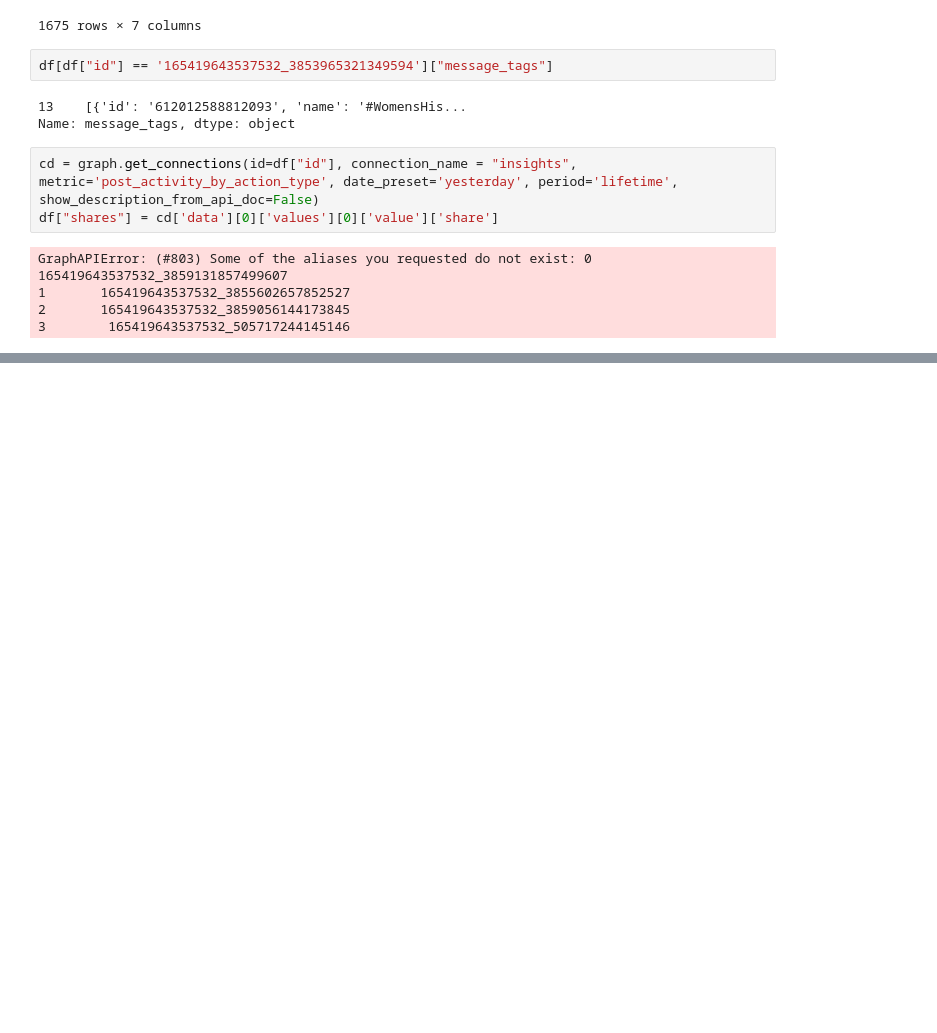
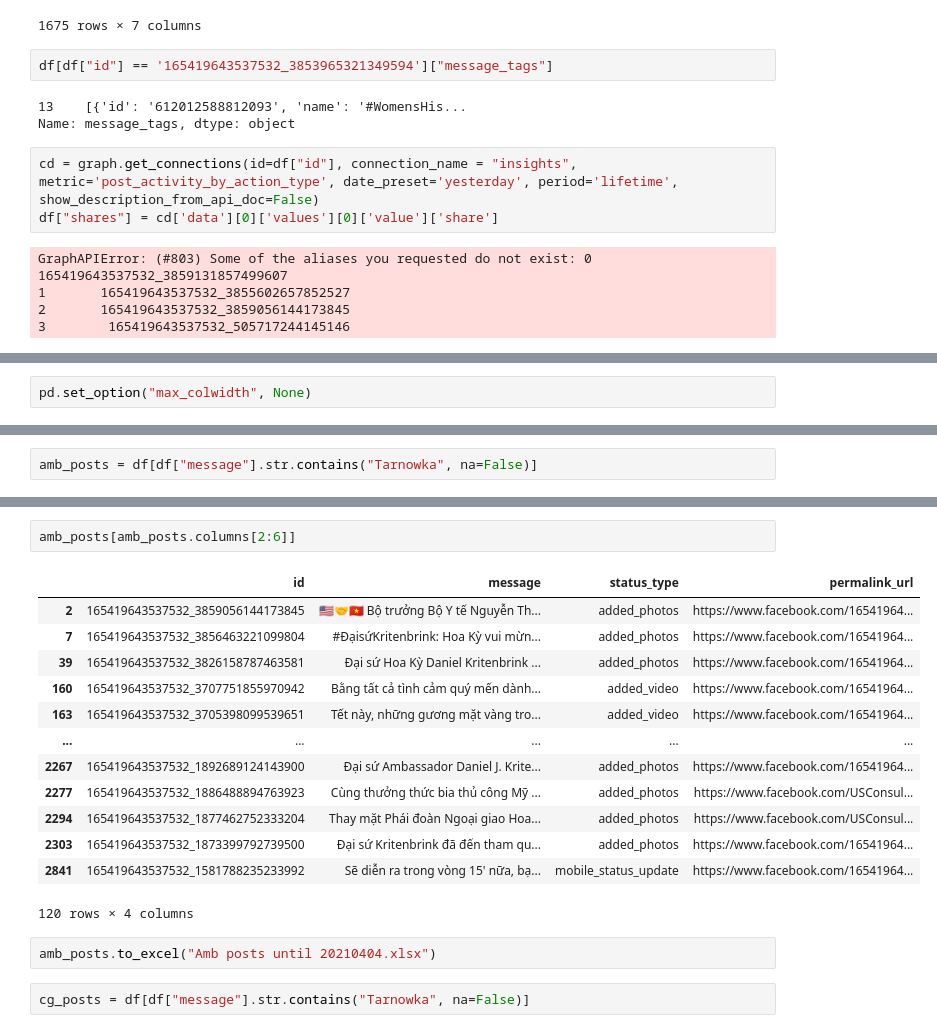
Before and after one commit to giatranhoang/usconsulate_insight, a Jupyter notebook: insight.ipynb, the cells around one changed output, grey strips where cells are left out. Cells and saved outputs as stored; diff of their text form; blank space fills up the shorter version.

```diff
--- a/insight.ipynb
+++ b/insight.ipynb
@@ -99,0 +143,2 @@ KeyError: 'likes'
+# %%
+pd.set_option("max_colwidth", None)
@@ -99,0 +162,2 @@ KeyError: 'likes'
+# %%
+amb_posts = df[df["message"].str.contains("Tarnowka", na=False)]
@@ -99,0 +180,20 @@ KeyError: 'likes'
+# %%
+amb_posts[amb_posts.columns[2:6]]
+# %% [output]
+|  | id | message | status_type | permalink_url |
+| 2 | 165419643537532_3859056144173845 | 🇺🇸🤝🇻🇳 Bộ trưởng Bộ Y tế Nguyễn Th... | added_photos | https://www.facebook.com/16541964... |
+| 7 | 165419643537532_3856463221099804 | #ĐạisứKritenbrink: Hoa Kỳ vui mừn... | added_photos | https://www.facebook.com/16541964... |
+| 39 | 165419643537532_3826158787463581 | Đại sứ Hoa Kỳ Daniel Kritenbrink ... | added_photos | https://www.facebook.com/16541964... |
+| 160 | 165419643537532_3707751855970942 | Bằng tất cả tình cảm quý mến dành... | added_video | https://www.facebook.com/16541964... |
+| 163 | 165419643537532_3705398099539651 | Tết này, những gương mặt vàng tro... | added_video | https://www.facebook.com/16541964... |
+| ... | ... | ... | ... | ... |
+| 2267 | 165419643537532_1892689124143900 | Đại sứ Ambassador Daniel J. Krite... | added_photos | https://www.facebook.com/16541964... |
+| 2277 | 165419643537532_1886488894763923 | Cùng thưởng thức bia thủ công Mỹ ... | added_photos | https://www.facebook.com/USConsul... |
+| 2294 | 165419643537532_1877462752333204 | Thay mặt Phái đoàn Ngoại giao Hoa... | added_photos | https://www.facebook.com/USConsul... |
+| 2303 | 165419643537532_1873399792739500 | Đại sứ Kritenbrink đã đến tham qu... | added_photos | https://www.facebook.com/16541964... |
+| 2841 | 165419643537532_1581788235233992 | Sẽ diễn ra trong vòng 15' nữa, bạ... | mobile_status_update | https://www.facebook.com/16541964... |
+120 rows × 4 columns
+# %%
+amb_posts.to_excel("Amb posts until 20210404.xlsx")
+# %%
+cg_posts = df[df["message"].str.contains("Tarnowka", na=False)]
```
Also changed, not shown: parts of 13 cells of this notebook, 1 other file.
